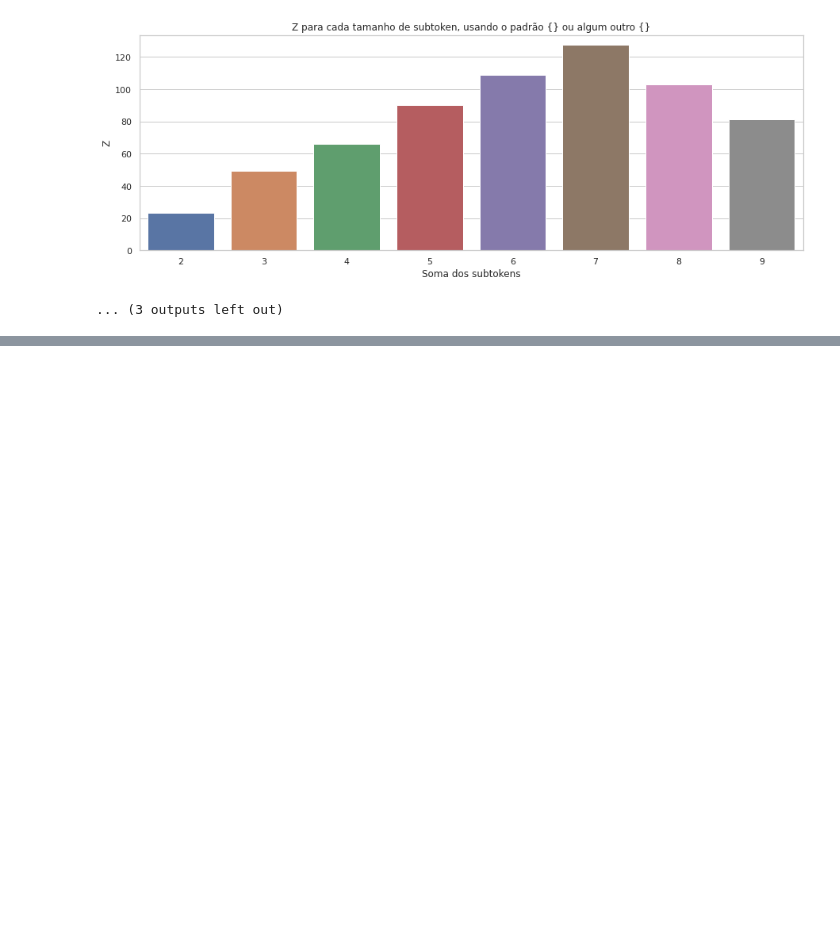
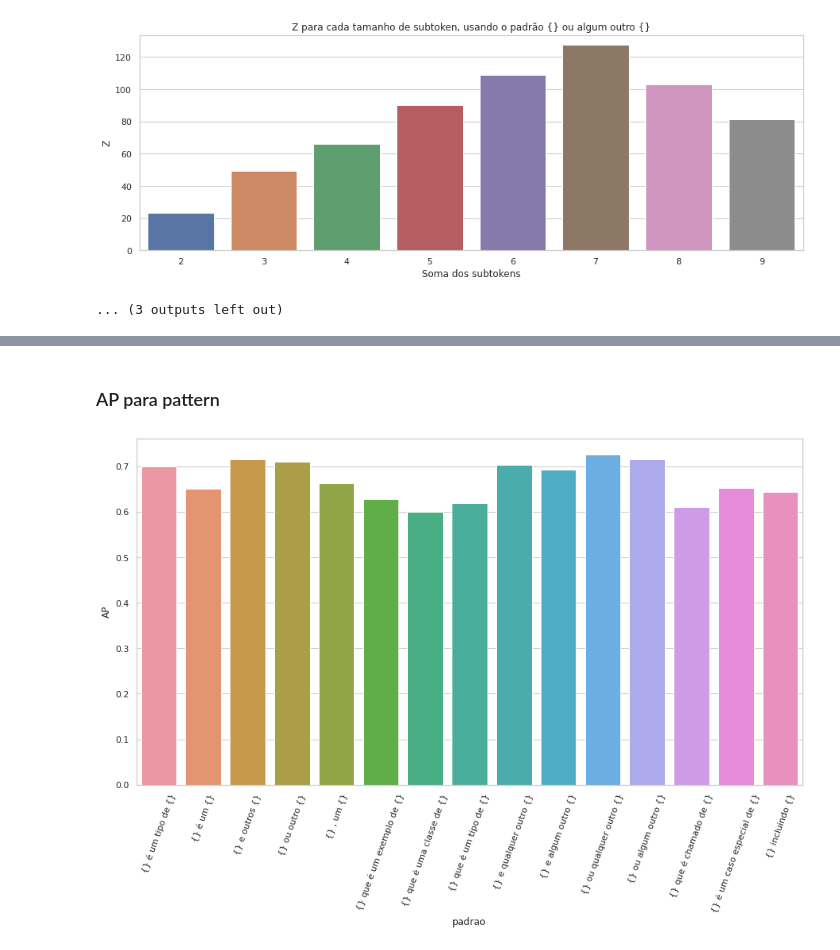
Before and after one commit to eraldoluis/hyper_bert, a Jupyter notebook: nb/pair_score_n-subtoken_z-score-logsumexp.ipynb, the cells around one changed output, grey strips where cells are left out. Drawn from its saved outputs; the diff is of its cells as text; code cells hidden in the pictures; blank space fills up the shorter version.

```diff
--- a/nb/pair_score_n-subtoken_z-score-logsumexp.ipynb
+++ b/nb/pair_score_n-subtoken_z-score-logsumexp.ipynb
@@ -152 +156,29 @@ for p in pattern_unique:
 ... (3 outputs left out)
+# %% [markdown]
+### AP para pattern
+# %%
+df_view = df[df['pattern'] == pattern_unique[0]]
+ap_by_pattern = {}
+
+count = 0
+for p in pattern_unique:
+    df_iter = df[df['pattern'] == p]
+    df_iter = df_iter.sort_values(by='rank', ascending=False)
+    prec_list = []
+    hyper_num = 0
+    total_pair = 0
+    for row in df_iter.itertuples():
+        total_pair += 1
+        if row.fonte == 'hyper':
+            hyper_num += 1
+            prec_list.append(hyper_num / float(total_pair))
+
+    ap_by_pattern[p] = np.mean(prec_list)
+
+df_ap = pd.DataFrame(data={'padrao': pattern_unique, 'AP': list(ap_by_pattern.values())})
+plt.figure(figsize=(15,8))
+ax = sns.barplot(data=df_ap, x='padrao', y='AP')
+plt.xticks(rotation=70)
+plt.show()
+# %% [output]
+[figure, added]
```
Also changed, not shown: parts of 2 cells of this notebook.
